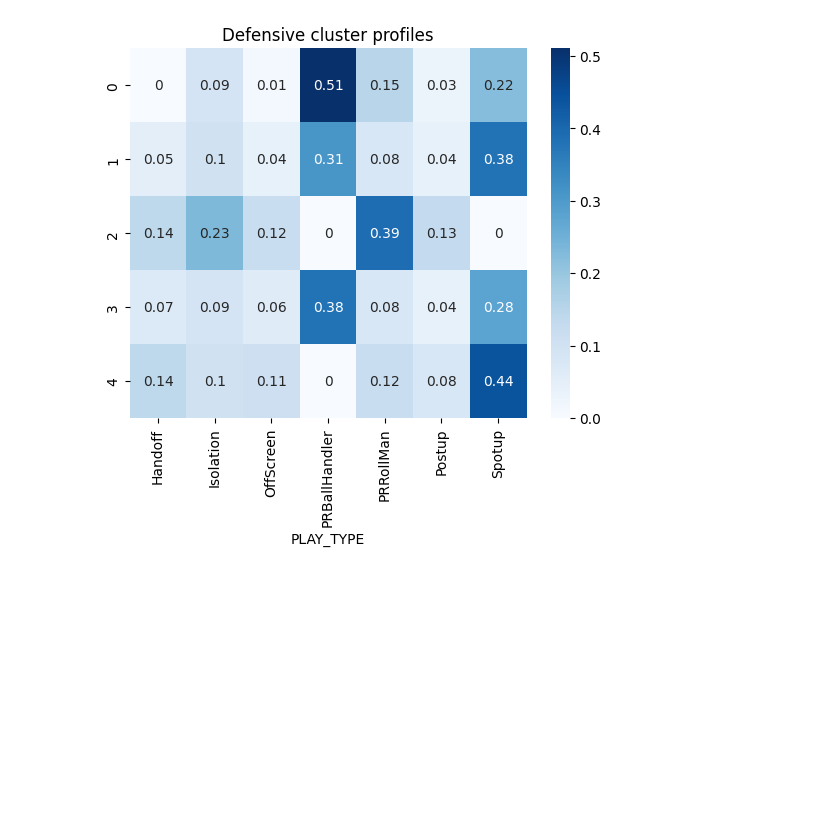
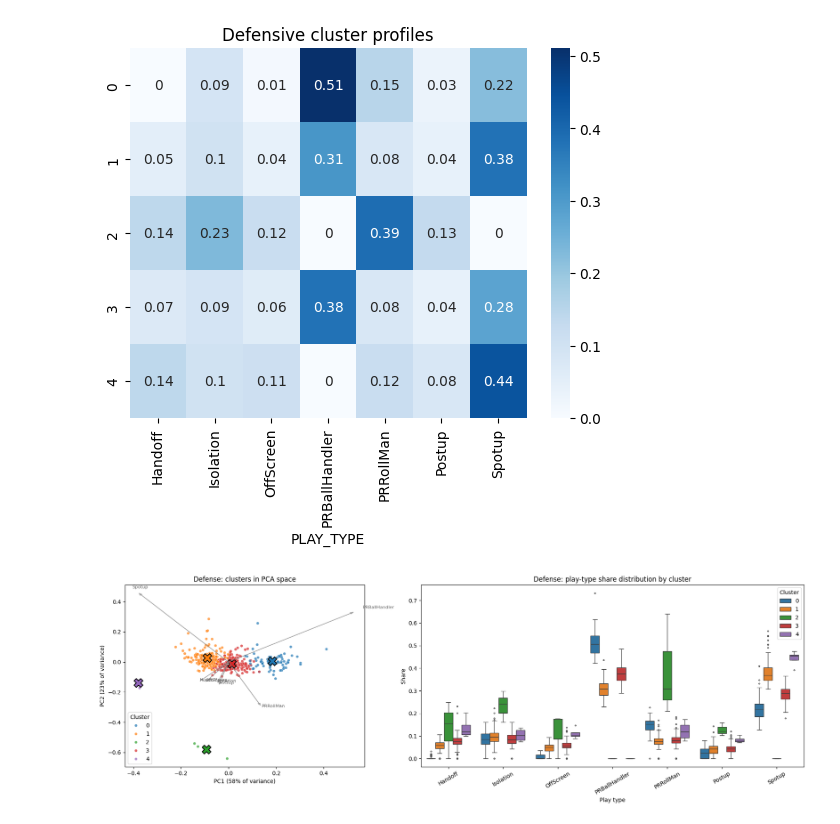
Before and after one commit to haejeg/nba-player-archetypes-and-clustering, a Jupyter notebook: notebooks/archetypes/nba_api_kmeans.ipynb, the cells around one changed output. Cells and saved outputs as stored; diff of their text form; code cells hidden in the pictures; blank space fills up the shorter version.

```diff
--- a/notebooks/archetypes/nba_api_kmeans.ipynb
+++ b/notebooks/archetypes/nba_api_kmeans.ipynb
@@ -95,3 +95,48 @@ plt.show()
 3 ['Aaron Holiday', 'Aaron Nesmith', 'Ajay Mitchell', 'Amen Thompson', 'Andrew Nembhard', 'Anthony Black', 'Ausar Thompson', 'Austin Reaves', 'Baylor Scheierman', 'Ben Sheppard']
 4 ['CJ McCollum', 'Jamir Watkins', 'Tre Johnson', 'Will Riley']
 [figure]
+# %%
+from sklearn.decomposition import PCA
+
+def plot_clusters(freq, labels, title):
+    feats = freq.drop(columns='Cluster', errors='ignore')
+    labels = np.asarray(labels).astype(str)
+    order = sorted(set(labels), key=int)
+    palette = dict(zip(order, sns.color_palette('tab10', len(order))))
+
+    fig, ax = plt.subplots(1, 2, figsize=(18, 6), gridspec_kw={'width_ratios': [1, 1.6]})
+
+    # 2D view: project the play-type shares onto the first two principal components
+    pca = PCA(n_components=2).fit(feats)
+    xy = pca.transform(feats)
+    sns.scatterplot(x=xy[:, 0], y=xy[:, 1], hue=labels, hue_order=order, palette=palette,
+                    s=25, alpha=0.7, ax=ax[0])
+    centroids = pca.transform(feats.groupby(labels).mean().loc[order])
+    ax[0].scatter(centroids[:, 0], centroids[:, 1], marker='X', s=250,
+                  c=[palette[c] for c in order], edgecolor='black', linewidth=1.5)
+
+    # Arrows show which play types push players in each direction
+    scale = np.abs(xy).max() / np.abs(pca.components_).max() * 0.8
+    for name, (dx, dy) in zip(feats.columns, pca.components_.T):
+        ax[0].arrow(0, 0, dx * scale, dy * scale, color='gray', alpha=0.6, head_width=0.01)
+        ax[0].text(dx * scale * 1.1, dy * scale * 1.1, name, fontsize=8, color='dimgray')
+
+    ev = pca.explained_variance_ratio_
+    ax[0].set_xlabel(f'PC1 ({ev[0]:.0%} of variance)')
+    ax[0].set_ylabel(f'PC2 ({ev[1]:.0%} of variance)')
+    ax[0].set_title(f'{title}: clusters in PCA space')
+    ax[0].legend(title='Cluster')
+
+    # Distribution of each play-type share within each cluster
+    long = feats.assign(Cluster=labels).melt(id_vars='Cluster', var_name='Play type', value_name='Share')
+    sns.boxplot(data=long, x='Play type', y='Share', hue='Cluster', hue_order=order,
+                palette=palette, fliersize=2, ax=ax[1])
+    ax[1].set_title(f'{title}: play-type share distribution by cluster')
+    ax[1].tick_params(axis='x', rotation=30)
+
+    plt.tight_layout()
+    plt.show()
+
+plot_clusters(defense_freq, defense_freq['Cluster'], 'Defense')
+# %% [output]
+[figure, added]
```
Also changed, not shown: parts of 3 cells of this notebook, 1 other file.
